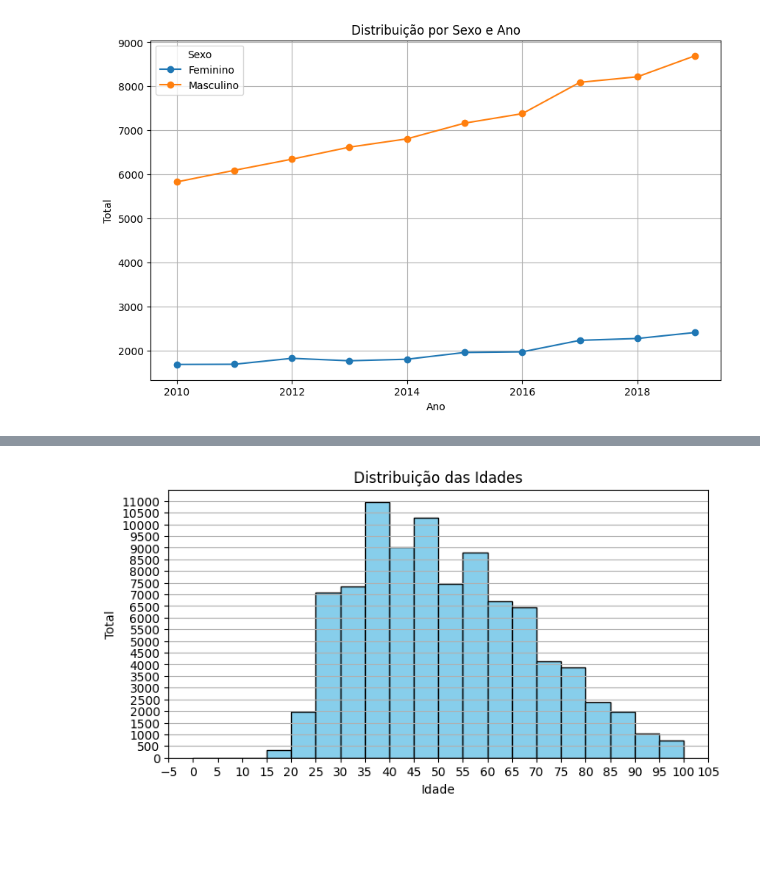
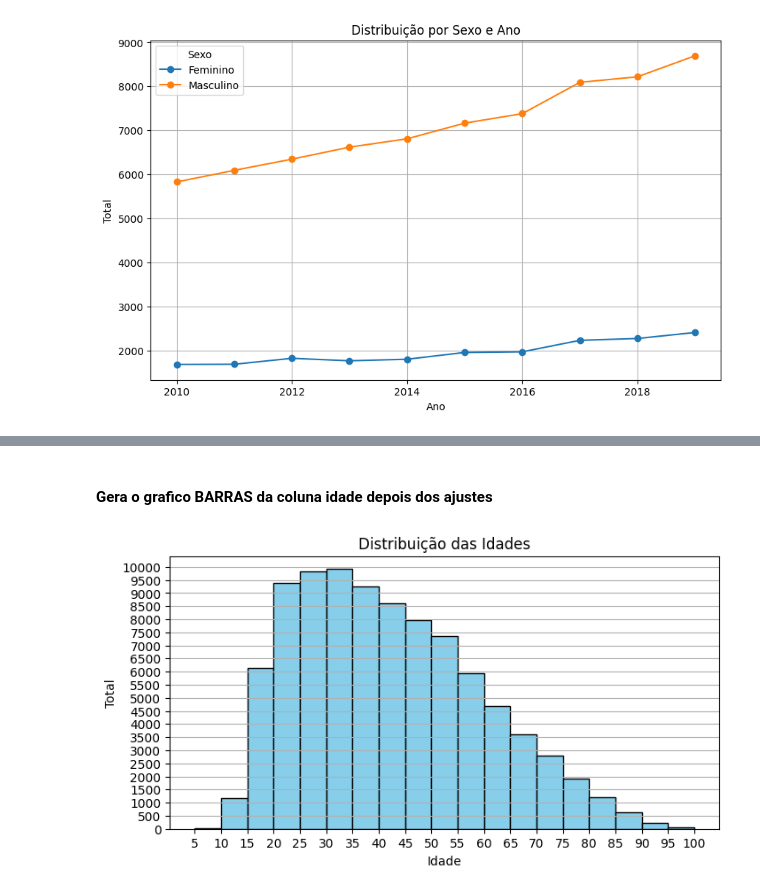
Before and after one commit to ThiagoDFMaia/Aulas-Python, a Jupyter notebook: aulas_pos/projeto.ipynb, the cells around one changed output, grey strips where cells are left out. Drawn from its saved outputs; the diff is of its cells as text; code cells hidden in the pictures; blank space fills up the shorter version.

Commit message:
atualizando projeto

```diff
--- a/aulas_pos/projeto.ipynb
+++ b/aulas_pos/projeto.ipynb
@@ -228,0 +256,8 @@ Name: DTNASC, dtype: datetime64[ns]
+# %%
+from datetime import datetime
+
+# Converter a coluna para datetime, forçando valores inválidos para NaT
+df['DTOBITO'] = pd.to_datetime(df['DTOBITO'], format='%Y-%m-%d', errors='coerce')
+
+# Verificar se a conversão foi bem-sucedida
+print(df['DTOBITO'].head())
@@ -229,16 +282,16 @@ Name: DTNASC, dtype: datetime64[ns]
 # %%
 from datetime import datetime
 
-
-# Calcular a idade
-def calcular_idade(data_nascimento):
-    hoje = datetime.now()
-    idade = hoje.year - data_nascimento.year - ((hoje.month, hoje.day) < (data_nascimento.month, data_nascimento.day))
+# Calcular a idade com base na data de óbito
+def calcular_idade(data_nascimento, data_obito):
+    if pd.isnull(data_obito):  # Se a data de óbito for NaN, usar a data atual
+        data_obito = datetime.now()
+    idade = data_obito.year - data_nascimento.year - ((data_obito.month, data_obito.day) < (data_nascimento.month, data_nascimento.day))
     return idade
 
 # Aplicar a função para calcular a idade
-df['idade'] = df['DTNASC'].apply(calcular_idade)
+df['idade'] = df.apply(lambda row: calcular_idade(row['DTNASC'], row['DTOBITO']), axis=1)
 
 # Verificar as primeiras linhas após o cálculo da idade
-print(df[['DTNASC', 'idade']].head())
+print(df[['DTNASC', 'DTOBITO', 'idade']].head())
 # %% [output]
@@ -272,0 +329,3 @@ memory usage: 13.7+ MB
+# %%
+df['ESTCIV'] = df['ESTCIV'].replace(r'/a', '(a)',regex=True)
+df['ESTCIV']
@@ -444,0 +548,6 @@ plt.show()
+# %%
+# Supondo que a coluna 'idade' já esteja presente no DataFrame
+df = df.loc[(df['idade'] >= 0) & (df['idade'] <= 110)]
+
+# Verificar as primeiras linhas do DataFrame após o filtro
+df['idade'].describe()
@@ -445,31 +586,29 @@ plt.show()
+# %% [markdown]
+#### Gera o grafico BARRAS da coluna idade depois dos ajustes
 # %%
-
-import matplotlib.ticker as ticker
-
-# Filtrar idades válidas (0 a 100 anos)
-idade_filtrada = idade[(idade >= 0) & (idade <= 100)]
+idade = df['idade']
 
 # Definir o intervalo de 5 anos para os bins
-intervalo_bins = range(0, 101, 5)  # De 0 a 100 anos com intervalos de 5 anos
+intervalo_bins = range(5, 101, 5)  # De 0 a 100 anos com intervalos de 5 anos
 
 # Criar a figura com tamanho 8x4 polegadas
 plt.figure(figsize=(8, 4))
 
 # Criar o histograma
-plt.hist(idade_filtrada, bins=intervalo_bins, color='skyblue', edgecolor='black')
+plt.hist(idade, bins=intervalo_bins, color='skyblue', edgecolor='black')
 
 # Configurar o título e os rótulos
 plt.title('Distribuição das Idades')
 plt.xlabel('Idade')
 plt.ylabel('Total')
 
 # Ajustar os ticks do eixo x para mostrar intervalos de 5 anos
 plt.gca().xaxis.set_major_locator(ticker.MultipleLocator(5))
 plt.gca().yaxis.set_major_locator(ticker.MultipleLocator(500))
 # Configurar o grid
 plt.grid(axis='y')
 
 # Exibir o gráfico
 plt.show()
 # %% [output]
-[figure, old version]
+[figure, new version]
```
Also changed, not shown: parts of 53 cells of this notebook, 1 other file.
